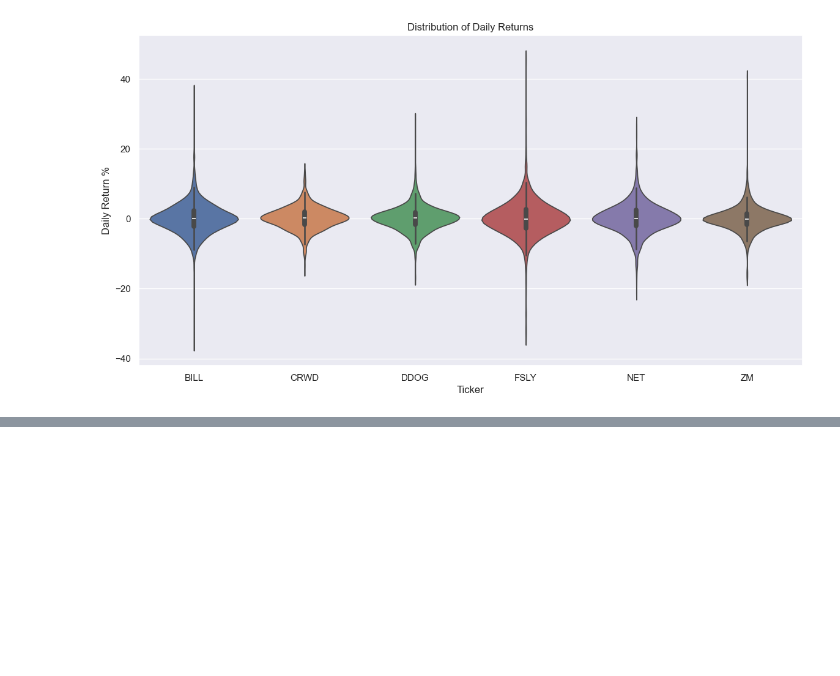
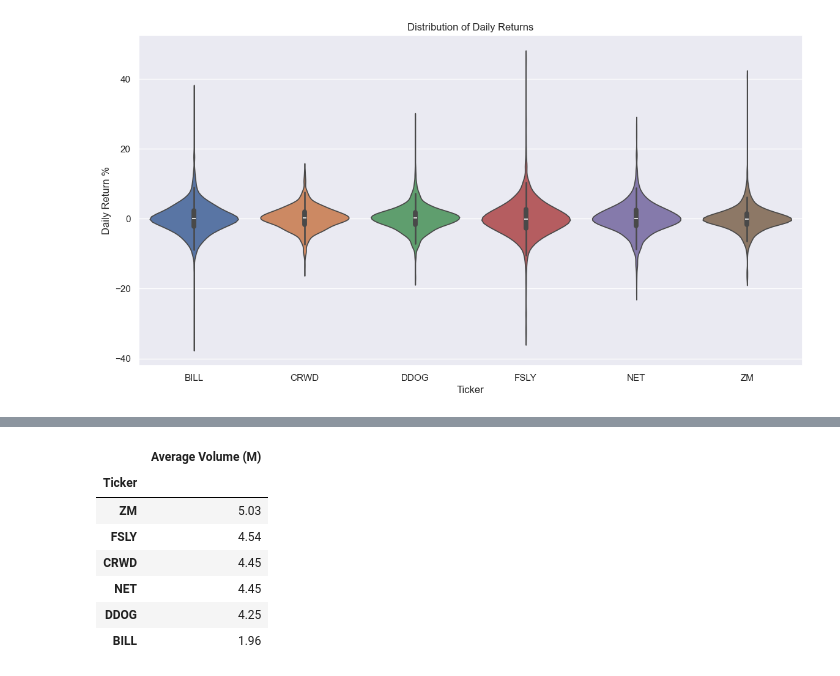
Before and after one commit to msicrow/SaaS-Stock-Prediction, a Jupyter notebook: EDA.ipynb, the cells around one changed output, grey strips where cells are left out. Cells and saved outputs as stored; diff of their text form; code cells hidden in the pictures; blank space fills up the shorter version.

```diff
--- a/EDA.ipynb
+++ b/EDA.ipynb
@@ -63,0 +117,13 @@ plt.ylabel("Daily Return %");
+# %%
+vol_series = (round(historical_data['Volume'].mean()/1000000, 2)).sort_values(ascending=False)
+vol_df = vol_series.to_frame(name="Average Volume (M)")
+vol_df
+# %% [output]
+|  | Average Volume (M) |
+| Ticker |  |
+| ZM | 5.03 |
+| FSLY | 4.54 |
+| CRWD | 4.45 |
+| NET | 4.45 |
+| DDOG | 4.25 |
+| BILL | 1.96 |
```
Also changed, not shown: parts of 5 cells of this notebook.
